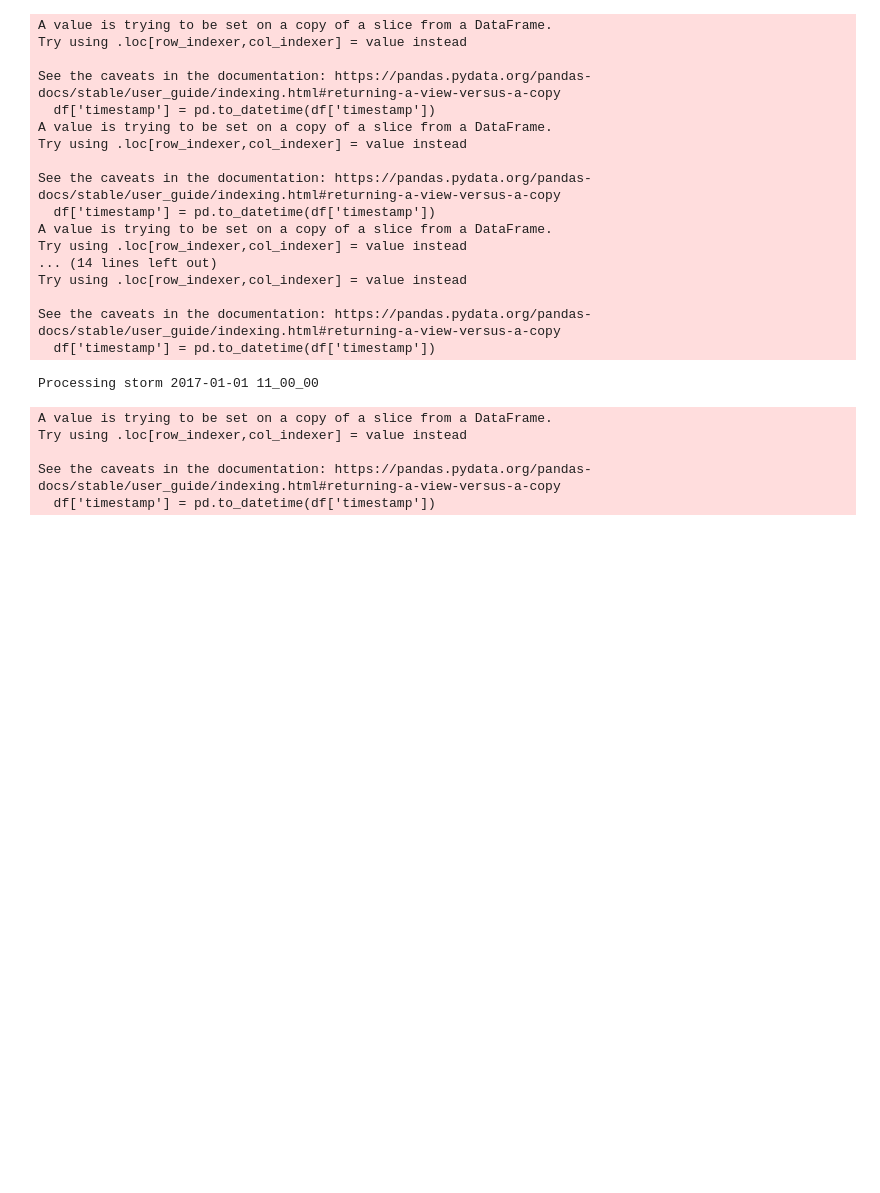
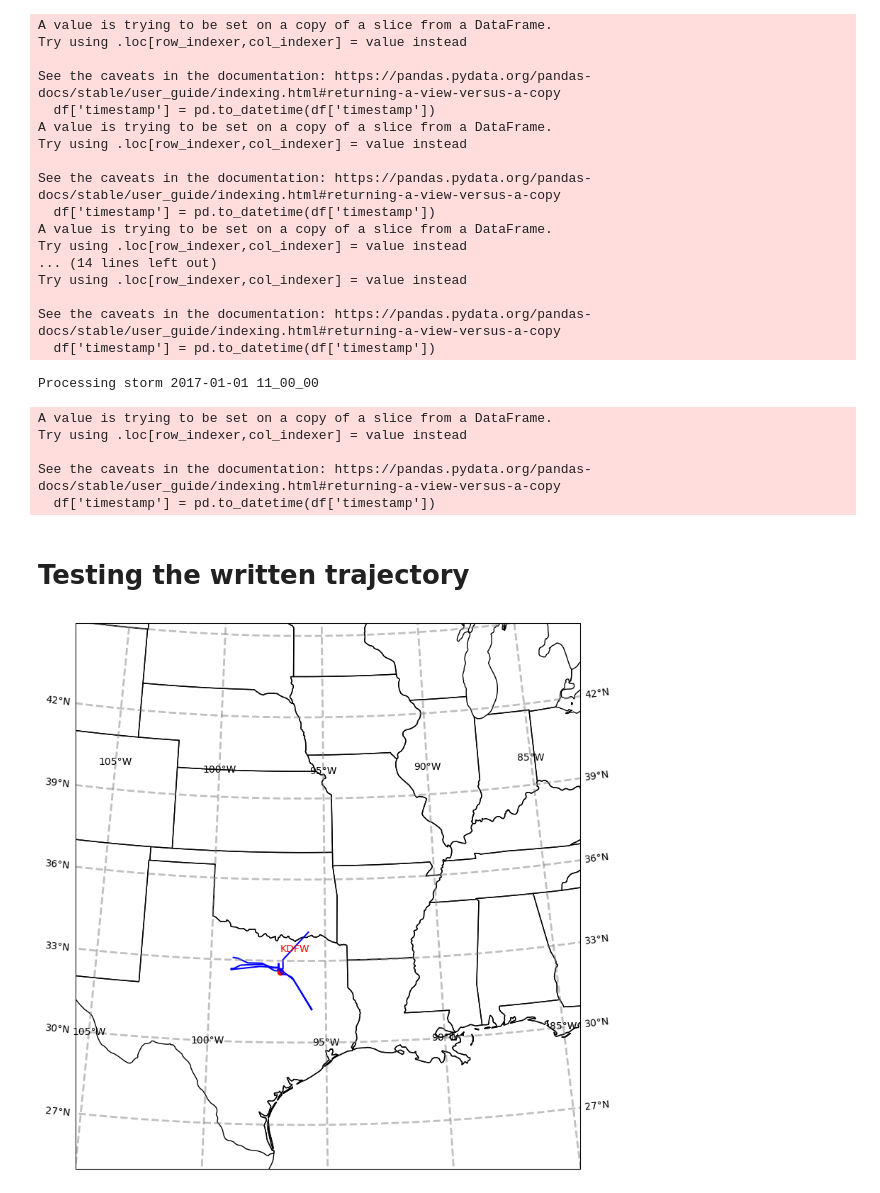
Before and after one commit to thinhhoang95/wxmds, a Jupyter notebook: traj/_preprocess_trajectories.ipynb, the cells around one changed output. Drawn from its saved outputs; the diff is of its cells as text; code cells hidden in the pictures; blank space fills up the shorter version.

```diff
--- a/traj/_preprocess_trajectories.ipynb
+++ b/traj/_preprocess_trajectories.ipynb
@@ -343,3 +341,7 @@ Try using .loc[row_indexer,col_indexer] = value instead
 
 See the caveats in the documentation: https://pandas.pydata.org/pandas-docs/stable/user_guide/indexing.html#returning-a-view-versus-a-copy
   df['timestamp'] = pd.to_datetime(df['timestamp'])
+# %% [markdown]
+# Testing the written trajectory
+# %%
+storm1_trajs = np.load('stx/2017-01-01 10_00_00.npz', allow_pickle=True)['arr_0']
@@ -345,0 +350,7 @@ See the caveats in the documentation: https://pandas.pydata.org/pandas-docs/stab
+# %%
+fig, ax = plot_setup()
+
+for i in range(len(storm1_trajs)):
+    plot_traj_from_np_array(storm1_trajs[i,:,:], ax)
+# %% [output]
+[figure, added]
```
Also changed, not shown: parts of 3 cells of this notebook, 6 other files.
